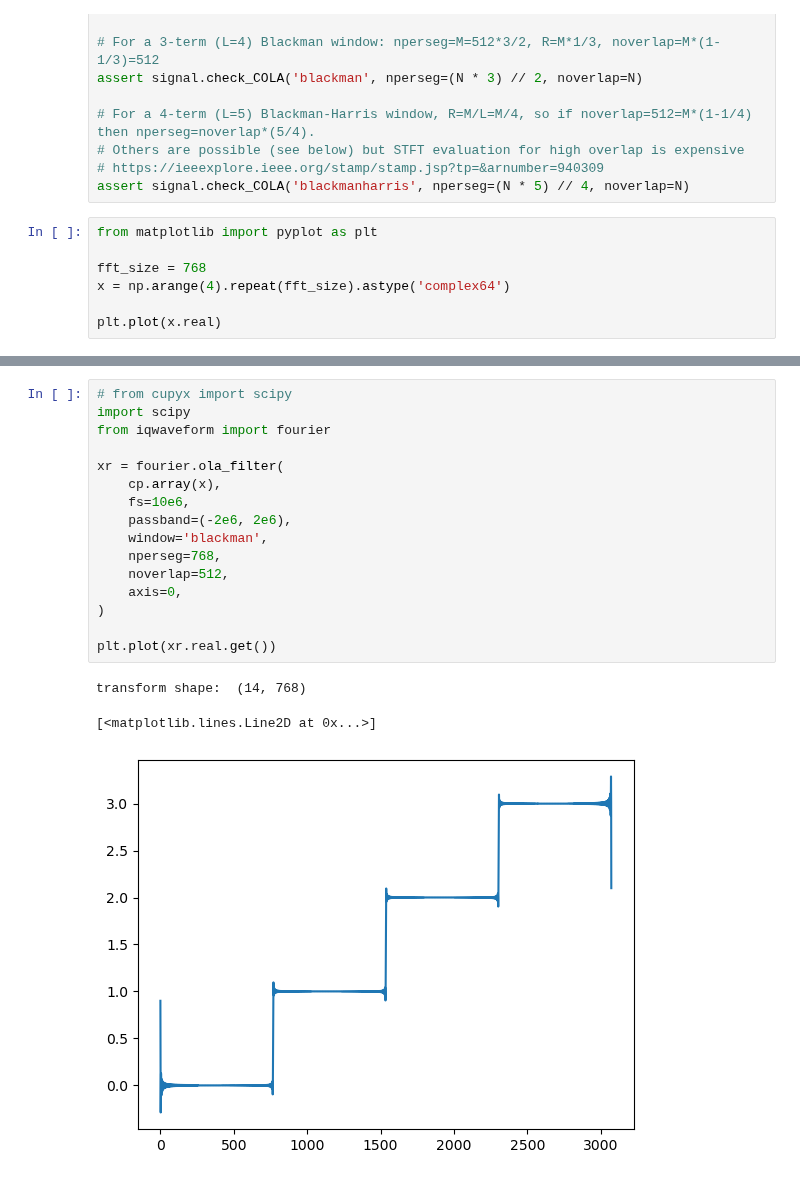
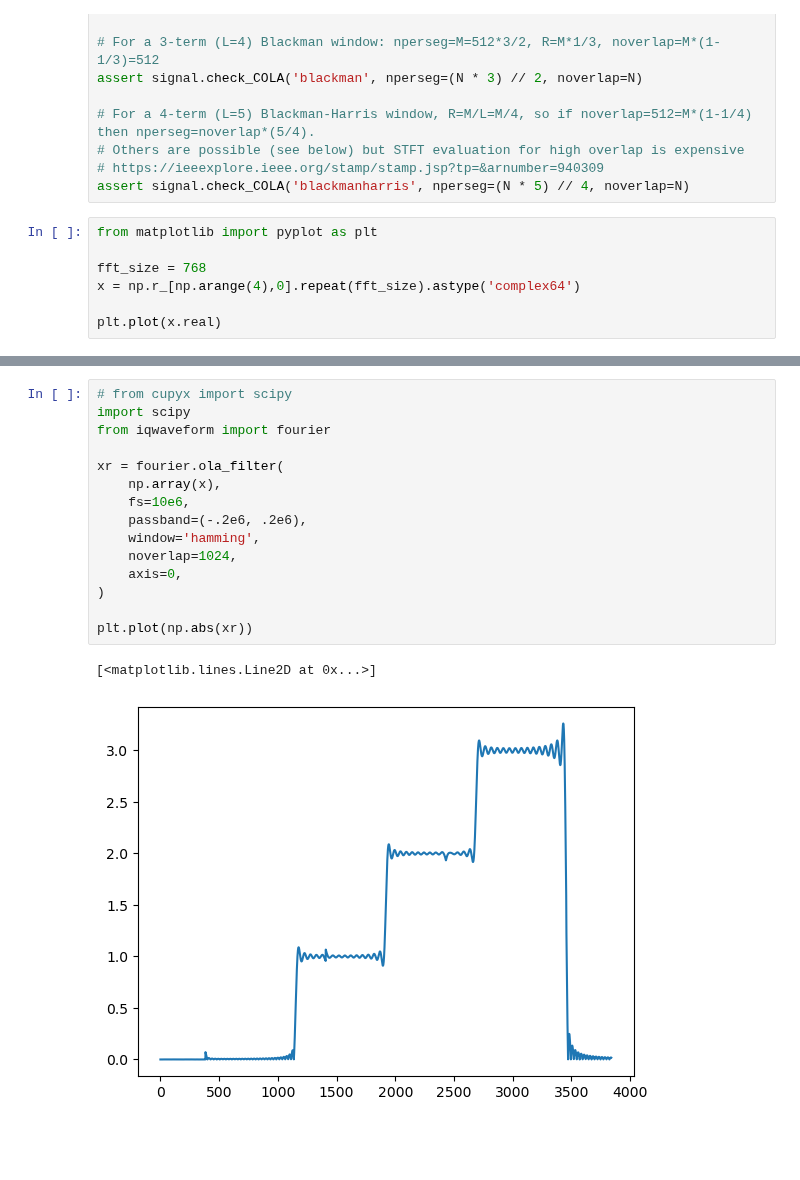
Before and after one commit to usnistgov/striqt, a Jupyter notebook: notebooks/test_ola.ipynb, the cells around one changed output, grey strips where cells are left out. Cells and saved outputs as stored; diff of their text form; blank space fills up the shorter version.

```diff
--- a/notebooks/test_ola.ipynb
+++ b/notebooks/test_ola.ipynb
@@ -26,7 +26,7 @@ assert signal.check_COLA('blackmanharris', nperseg=(N * 5) // 4, noverlap=N)
 from matplotlib import pyplot as plt
 
 fft_size = 768
-x = np.arange(4).repeat(fft_size).astype('complex64')
+x = np.r_[np.arange(4),0].repeat(fft_size).astype('complex64')
 
 plt.plot(x.real)
 # %% [output]
@@ -79,20 +78,18 @@ plt.plot(xr.real.get())
 # %%
 # from cupyx import scipy
 import scipy
 from iqwaveform import fourier
 
 xr = fourier.ola_filter(
-    cp.array(x),
+    np.array(x),
     fs=10e6,
-    passband=(-2e6, 2e6),
-    window='blackman',
-    nperseg=768,
-    noverlap=512,
+    passband=(-.2e6, .2e6),
+    window='hamming',
+    noverlap=1024,
     axis=0,
 )
 
-plt.plot(xr.real.get())
+plt.plot(np.abs(xr))
 # %% [output]
-transform shape:  (14, 768)
+[<matplotlib.lines.Line2D at 0x...>]
-[<matplotlib.lines.Line2D at 0x...>]
-[figure, old version]
+[figure, new version]
```
Also changed, not shown: parts of 6 cells of this notebook, 5 other files.
